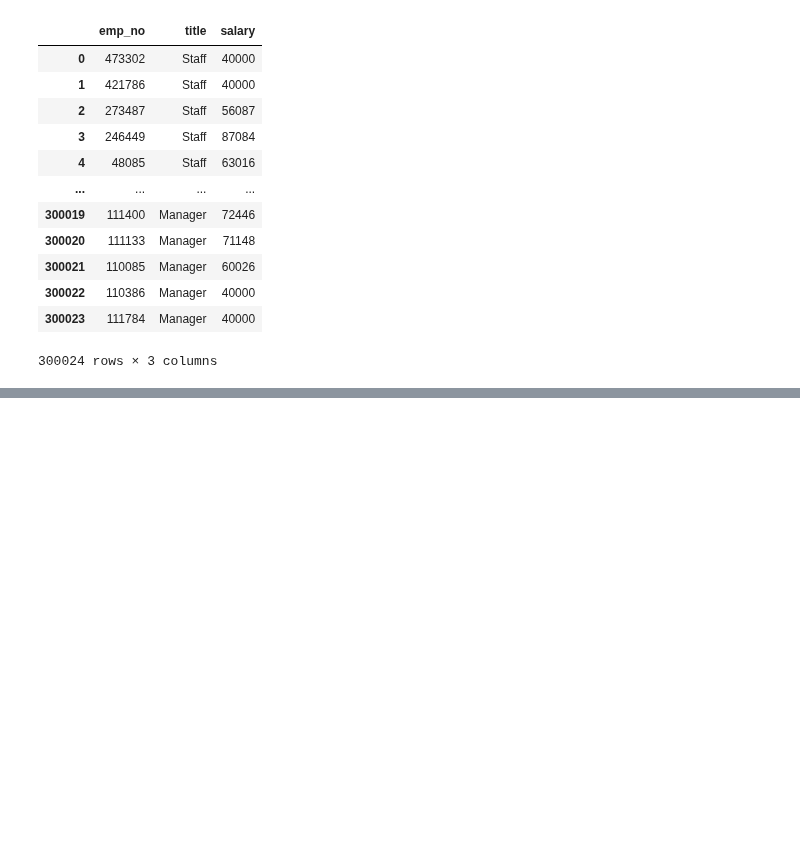
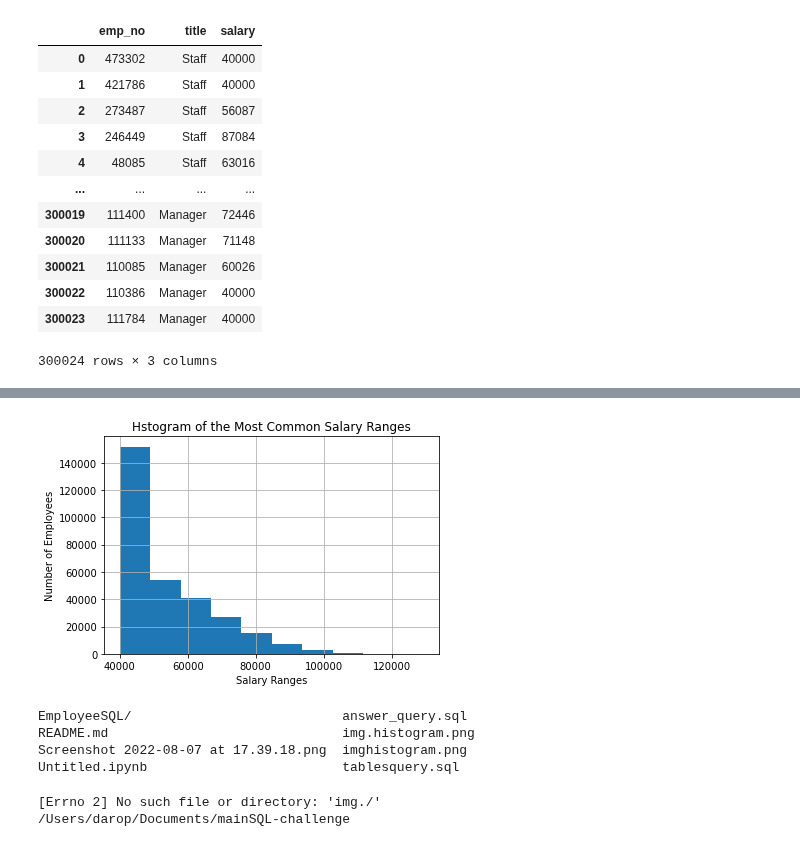
Before and after one commit to Shorleyshor/mainSQL-challenge, a Jupyter notebook: Untitled.ipynb, the cells around one changed output, grey strips where cells are left out. Saved outputs shown, nothing was run; the diff lists cells and outputs as text; code cells hidden in the pictures; blank space fills up the shorter version.

Commit message:
created histogram and the image folder for an image of the graphs created

```diff
--- a/Untitled.ipynb
+++ b/Untitled.ipynb
@@ -99,0 +114,24 @@ employee_df
+# %%
+# plot histogram of the most common salary ranges for employees
+employee_title.hist(column="salary")
+
+# set a title for the chart
+plt.title ("Hstogram of the Most Common Salary Ranges")
+plt.xlabel("Salary Ranges")
+plt.ylabel("Number of Employees")
+plt.savefig("img.histogram.png")
+plt.show()
+# %% [output]
+[figure, added]
+# %%
+ls
+# %% [output]
+EmployeeSQL/                           answer_query.sql
+README.md                              img.histogram.png
+Screenshot 2022-08-07 at 17.39.18.png  imghistogram.png
+Untitled.ipynb                         tablesquery.sql
+# %%
+cd img./
+# %% [output]
+[Errno 2] No such file or directory: 'img./'
+/Users/darop/Documents/mainSQL-challenge
```
Also changed, not shown: parts of 1 cell of this notebook, 3 other files.
